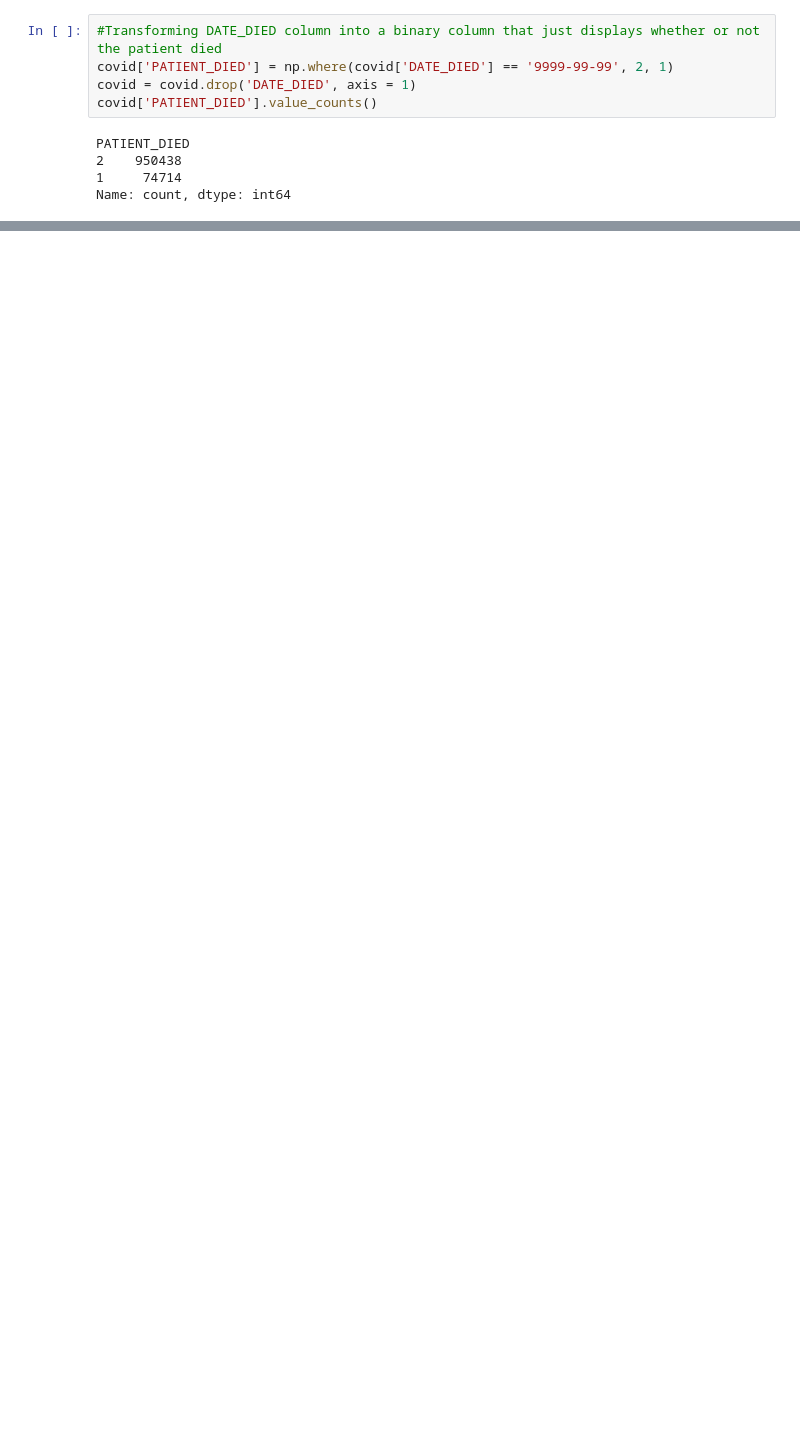
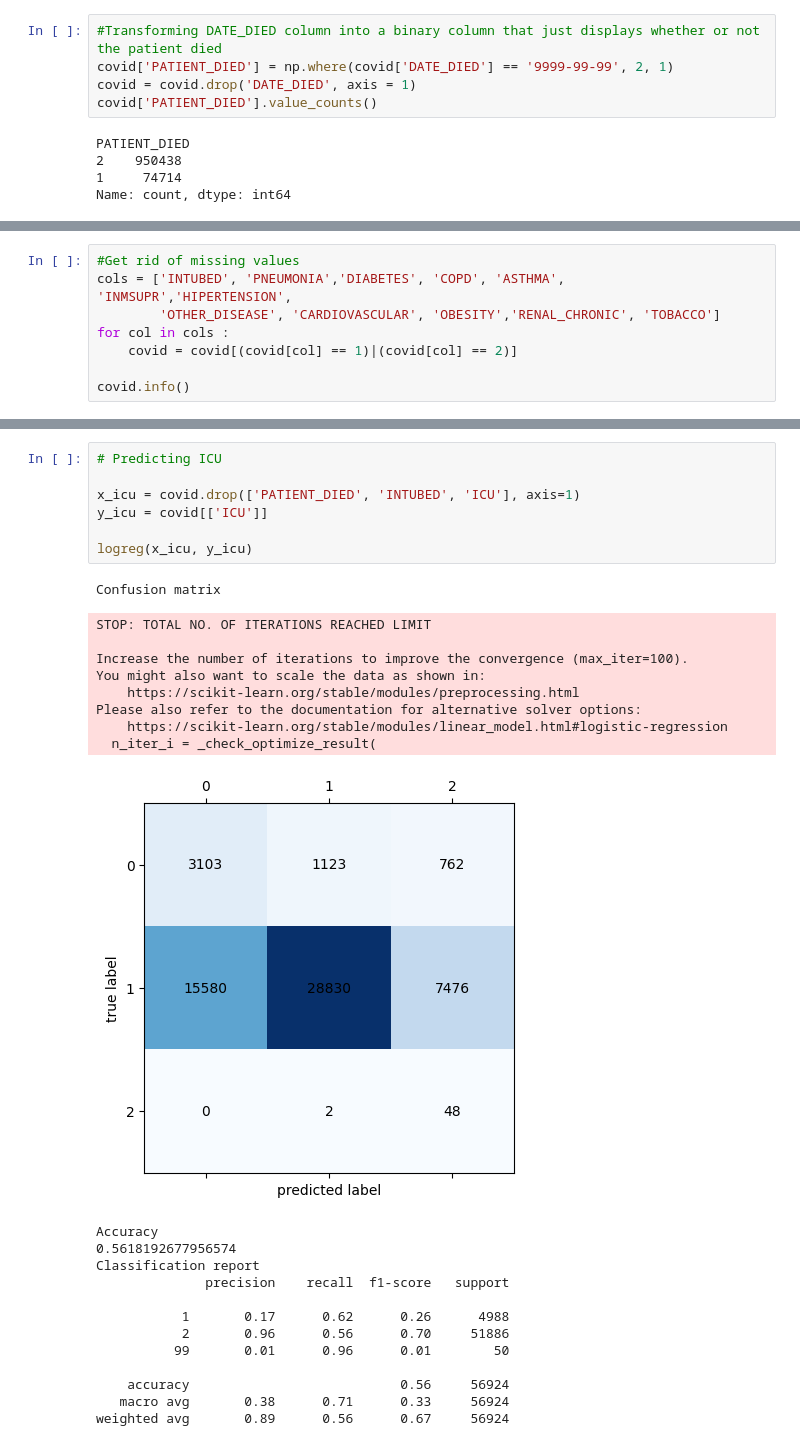
Before and after one commit to exkcd/covid-19, a Jupyter notebook: LogisticRegression.ipynb, the cells around one changed output, grey strips where cells are left out. Cells and saved outputs as stored; diff of their text form; blank space fills up the shorter version.

```diff
--- a/LogisticRegression.ipynb
+++ b/LogisticRegression.ipynb
@@ -196,0 +322,8 @@ Please also refer to the documentation for alternative solver options:
+# %%
+#Get rid of missing values
+cols = ['INTUBED', 'PNEUMONIA','DIABETES', 'COPD', 'ASTHMA', 'INMSUPR','HIPERTENSION',
+        'OTHER_DISEASE', 'CARDIOVASCULAR', 'OBESITY','RENAL_CHRONIC', 'TOBACCO']
+for col in cols :
+    covid = covid[(covid[col] == 1)|(covid[col] == 2)]
+
+covid.info()
@@ -196,0 +348,30 @@ Please also refer to the documentation for alternative solver options:
+# %%
+# Predicting ICU
+
+x_icu = covid.drop(['PATIENT_DIED', 'INTUBED', 'ICU'], axis=1)
+y_icu = covid[['ICU']]
+
+logreg(x_icu, y_icu)
+# %% [output]
+Confusion matrix
+STOP: TOTAL NO. OF ITERATIONS REACHED LIMIT
+
+Increase the number of iterations to improve the convergence (max_iter=100).
+You might also want to scale the data as shown in:
+    https://scikit-learn.org/stable/modules/preprocessing.html
+Please also refer to the documentation for alternative solver options:
+    https://scikit-learn.org/stable/modules/linear_model.html#logistic-regression
+  n_iter_i = _check_optimize_result(
+[figure, added]
+Accuracy
+0.5618192677956574
+Classification report
+              precision    recall  f1-score   support
+
+           1       0.17      0.62      0.26      4988
+           2       0.96      0.56      0.70     51886
+          99       0.01      0.96      0.01        50
+
+    accuracy                           0.56     56924
+   macro avg       0.38      0.71      0.33     56924
+weighted avg       0.89      0.56      0.67     56924
```
Also changed, not shown: parts of 20 cells of this notebook, 2 other files.
